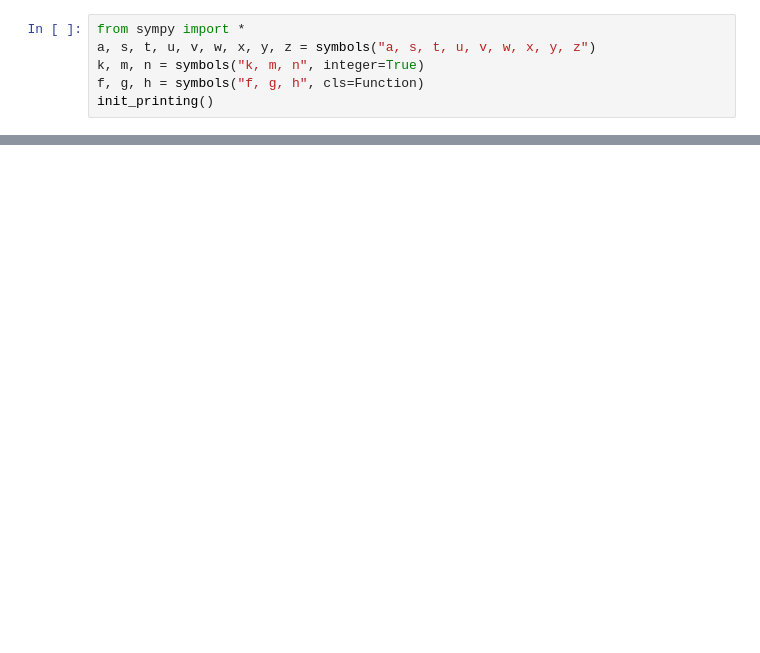
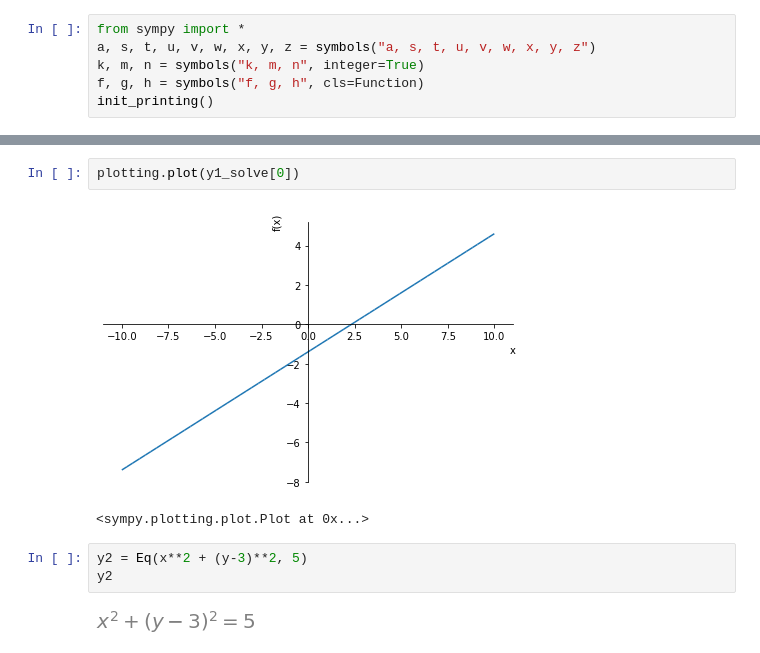
Before and after one commit to sethfair/calculus-studies, a Jupyter notebook: Chapter 1/1.1.ipynb, the cells around one changed output, grey strips where cells are left out. Cells and saved outputs as stored; diff of their text form; blank space fills up the shorter version.

```diff
--- a/Chapter 1/1.1.ipynb
+++ b/Chapter 1/1.1.ipynb
@@ -21,0 +34,10 @@ init_printing()
+# %%
+plotting.plot(y1_solve[0])
+# %% [output]
+[figure, added]
+<sympy.plotting.plot.Plot at 0x...>
+# %%
+y2 = Eq(x**2 + (y-3)**2, 5)
+y2
+# %% [output]
+[figure, added]
```
Also changed, not shown: parts of 21 cells of this notebook.
